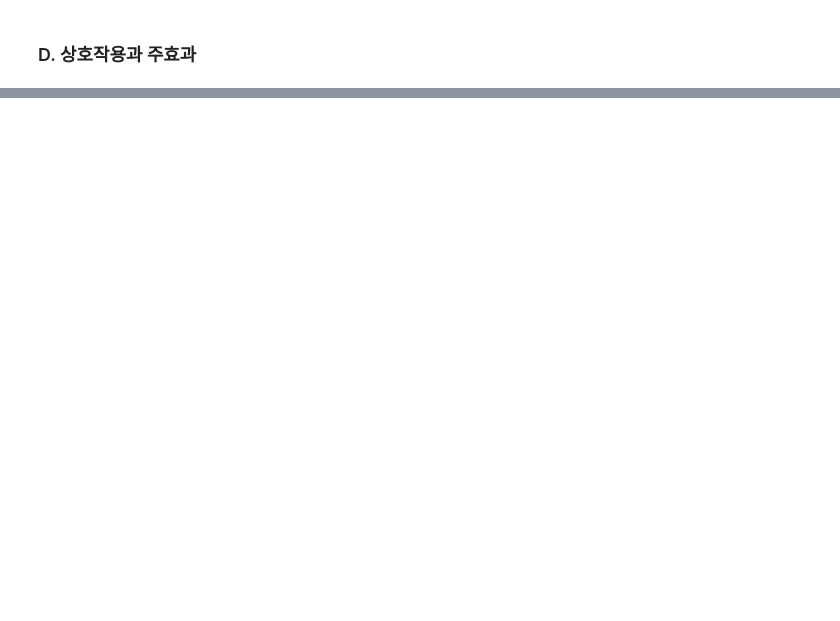
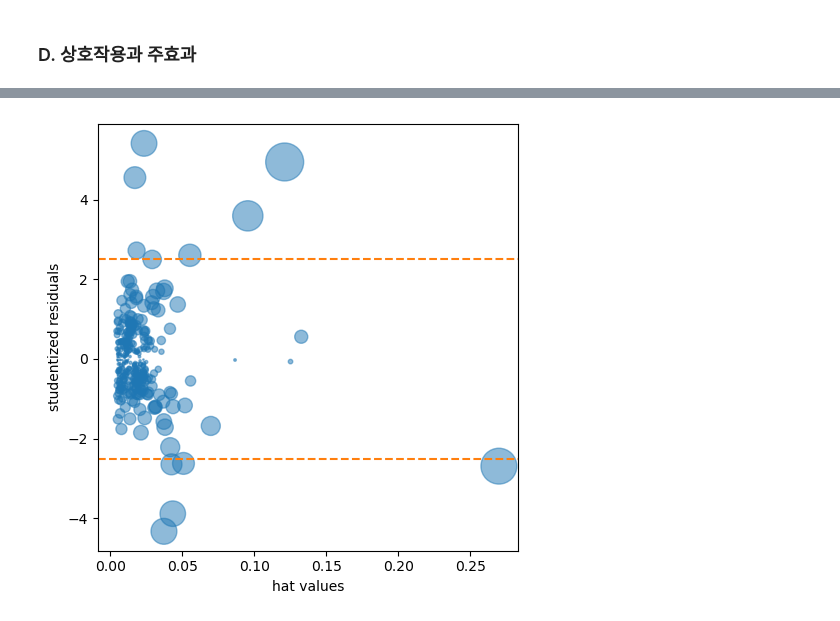
Before and after one commit to viola2002/dartb, a Jupyter notebook: study_group/2025_WV_Statistics/code/4th_week_TIL.ipynb, the cells around one changed output, grey strips where cells are left out. Saved outputs shown, nothing was run; the diff lists cells and outputs as text; code cells hidden in the pictures; blank space fills up the shorter version.

```diff
--- a/study_group/2025_WV_Statistics/code/4th_week_TIL.ipynb
+++ b/study_group/2025_WV_Statistics/code/4th_week_TIL.ipynb
@@ -618,0 +724,10 @@ house['ZipGroup'] = house['ZipGroup'].astype('category')
+# %%
+house_98105 = house.loc[house['ZipCode'] == 98105, ]
+
+predictors = ['SqFtTotLiving', 'SqFtLot', 'Bathrooms', 'Bedrooms',
+              'BldgGrade']
+outcome = 'AdjSalePrice'
+
+house_outlier = sm.OLS(house_98105[outcome], house_98105[predictors].assign(const=1))
+result_98105 = house_outlier.fit()
+print(result_98105.summary())
@@ -618,0 +818,16 @@ house['ZipGroup'] = house['ZipGroup'].astype('category')
+# %%
+influence = OLSInfluence(result_98105)
+fig, ax = plt.subplots(figsize=(5, 5))
+ax.axhline(-2.5, linestyle='--', color='C1')
+ax.axhline(2.5, linestyle='--', color='C1')
+ax.scatter(influence.hat_matrix_diag, influence.resid_studentized_internal,
+           s=1000 * np.sqrt(influence.cooks_distance[0]),
+           alpha=0.5)
+
+ax.set_xlabel('hat values')
+ax.set_ylabel('studentized residuals')
+
+plt.tight_layout()
+plt.show()
+# %% [output]
+[figure, added]
```
Also changed, not shown: parts of 56 cells of this notebook.
